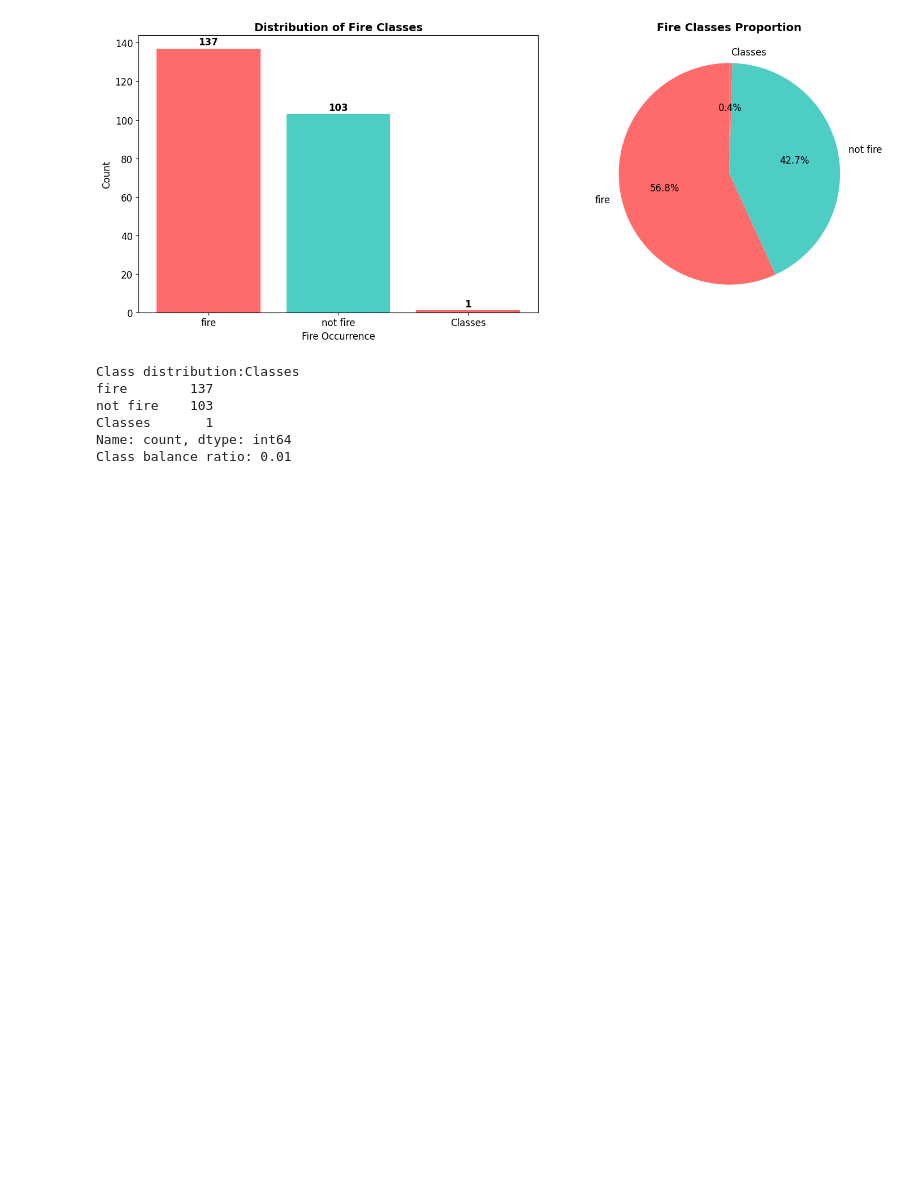
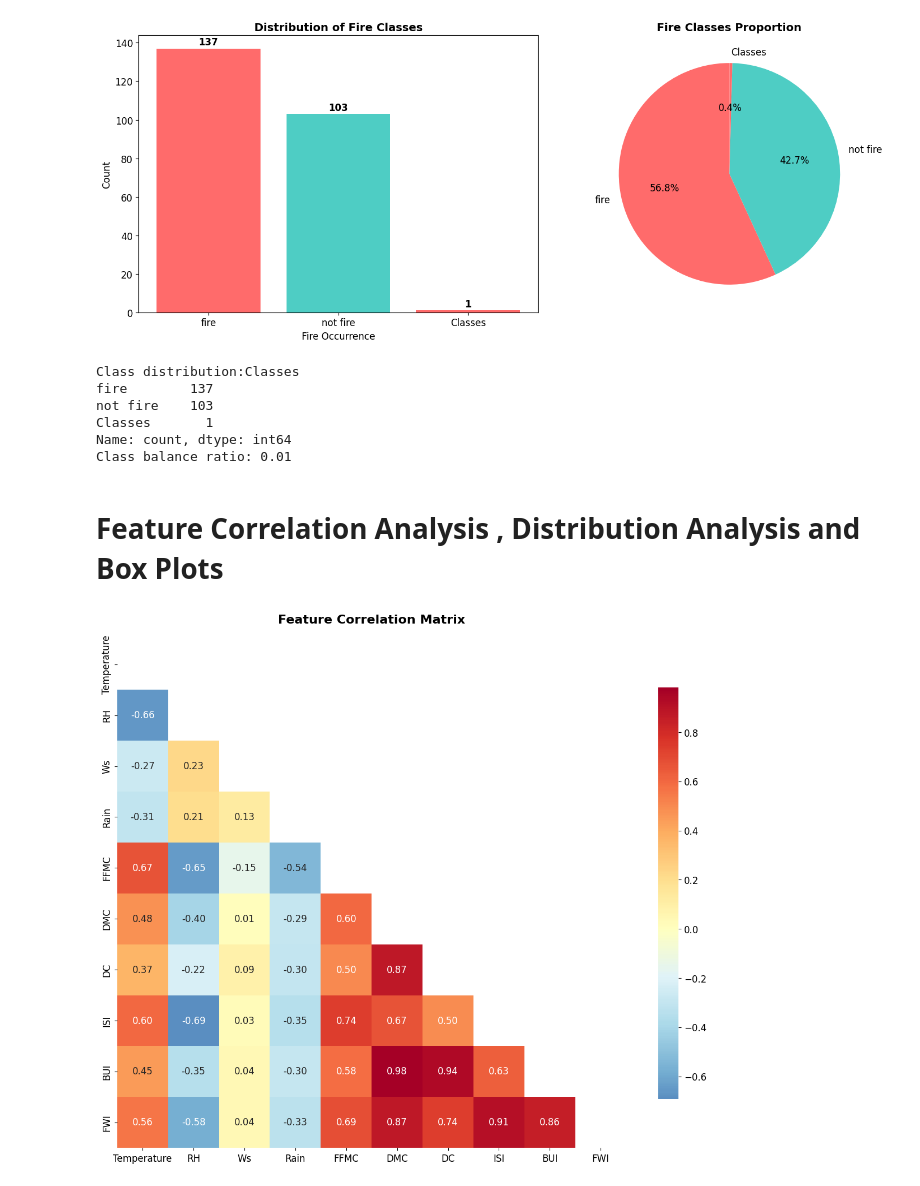
Before and after one commit to Hello-Kitty-1311/Wild-Fire, a Jupyter notebook: code.ipynb, the cells around one changed output. Cells and saved outputs as stored; diff of their text form; code cells hidden in the pictures; blank space fills up the shorter version.

Commit message:
Feature Correlation Analysis , Distribution Analysis and Box Plots

```diff
--- a/code.ipynb
+++ b/code.ipynb
@@ -135,3 +135,21 @@ not fire    103
 Classes       1
 Name: count, dtype: int64
 Class balance ratio: 0.01
+# %% [markdown]
+# Feature Correlation Analysis , Distribution Analysis and Box Plots
+# %%
+numeric_features = ['Temperature', 'RH', 'Ws', 'Rain']
+if 'FFMC' in df.columns:
+    numeric_features.extend(['FFMC', 'DMC', 'DC', 'ISI', 'BUI', 'FWI'])
+
+correlation_matrix = df[numeric_features].corr()
+
+plt.figure(figsize=(12, 10))
+mask = np.triu(np.ones_like(correlation_matrix, dtype=bool))
+sns.heatmap(correlation_matrix, mask=mask, annot=True, cmap='RdYlBu_r',
+            center=0, square=True, fmt='.2f', cbar_kws={'shrink': 0.8})
+plt.title('Feature Correlation Matrix', fontsize=16, fontweight='bold', pad=20)
+plt.tight_layout()
+plt.show()
+# %% [output]
+[figure, added]
```
Also changed, not shown: parts of 2 cells of this notebook.
